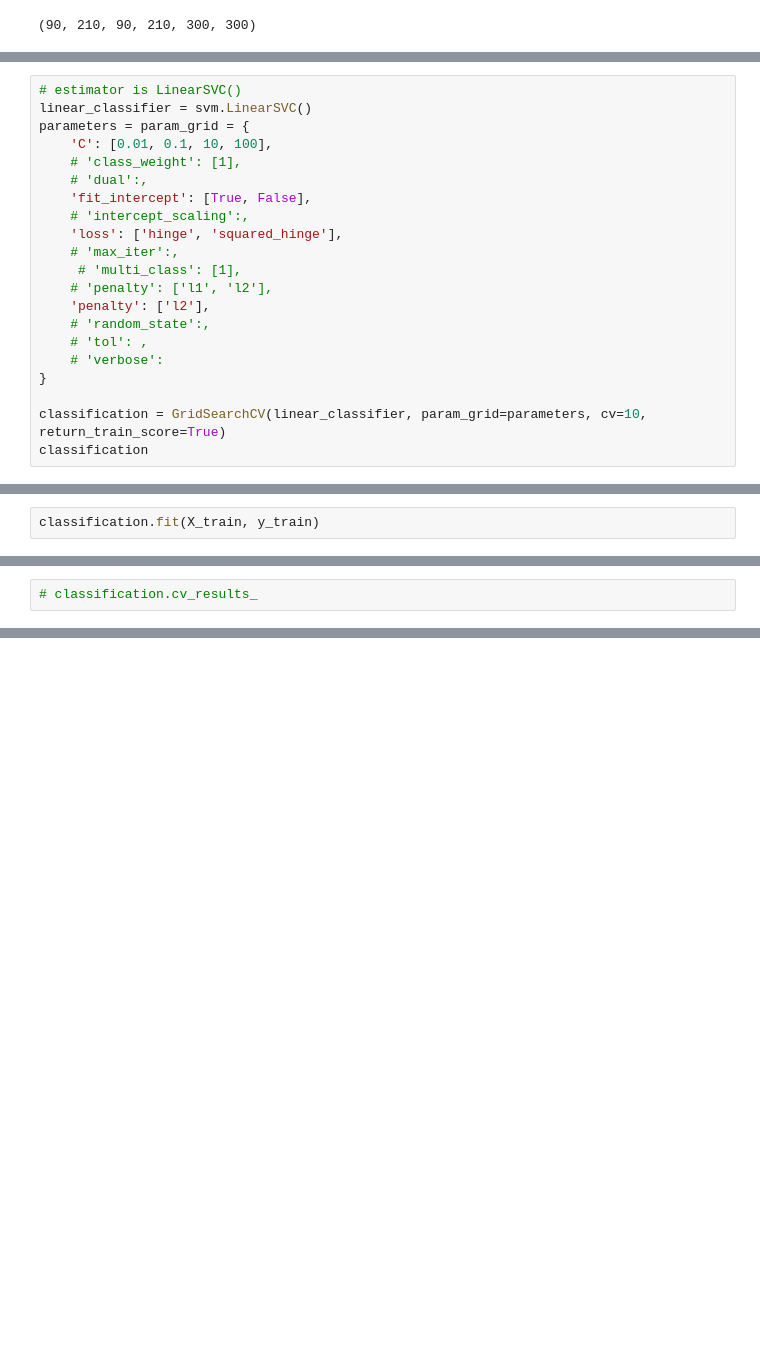
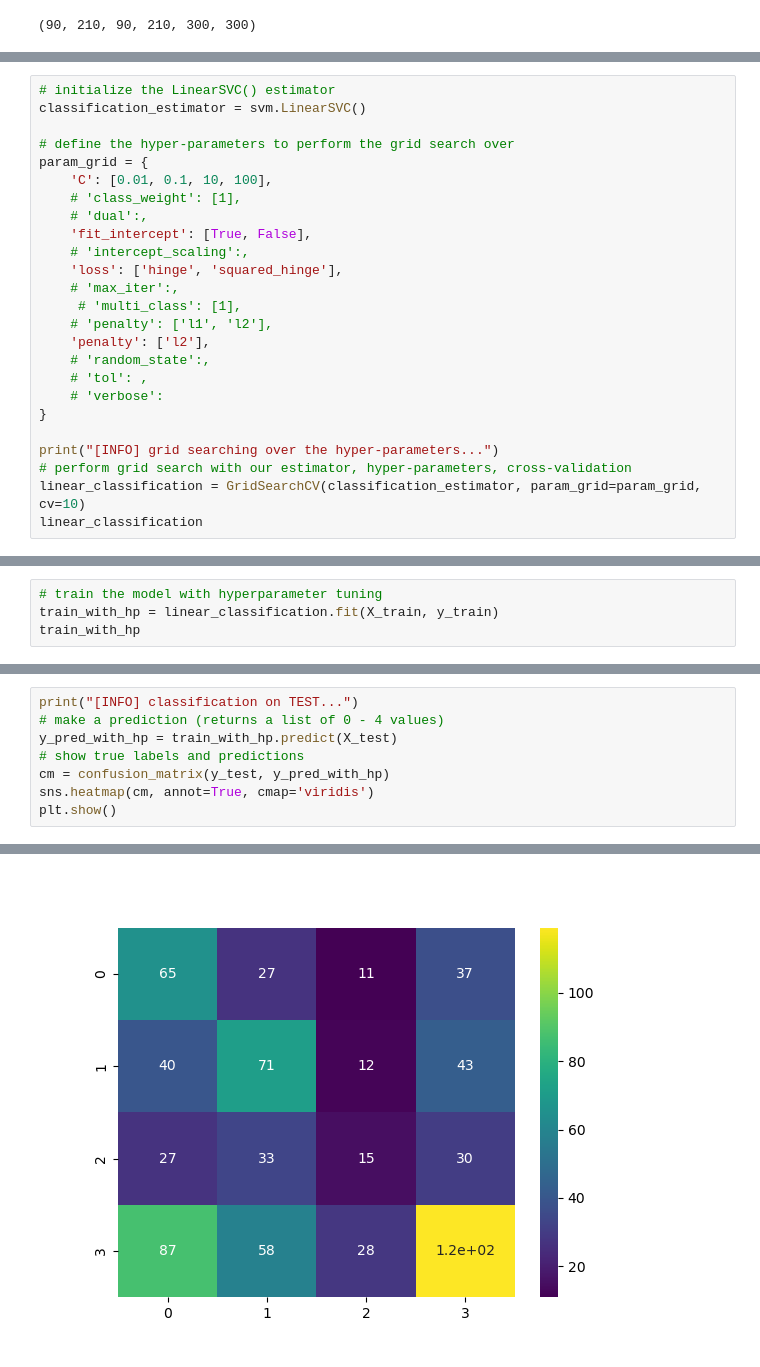
Before and after one commit to Brinkley97/csci_535_multimodal_probabilistic_learning, a Jupyter notebook: hw/2-multimodal_machine_learning_for_emotion_recognition/visual-main.ipynb, the cells around one changed output, grey strips where cells are left out. Saved outputs shown, nothing was run; the diff lists cells and outputs as text; blank space fills up the shorter version.

```diff
--- a/hw/2-multimodal_machine_learning_for_emotion_recognition/visual-main.ipynb
+++ b/hw/2-multimodal_machine_learning_for_emotion_recognition/visual-main.ipynb
@@ -85,9 +147,11 @@ svm.LinearSVC().get_params().keys()
 # %% [output]
 dict_keys(['C', 'class_weight', 'dual', 'fit_intercept', 'intercept_scaling', 'loss', 'max_iter', 'multi_class', 'penalty', 'random_state', 'tol', 'verbose'])
 # %%
-# estimator is LinearSVC()
-linear_classifier = svm.LinearSVC()
-parameters = param_grid = {
+# initialize the LinearSVC() estimator
+classification_estimator = svm.LinearSVC()
+
+# define the hyper-parameters to perform the grid search over
+param_grid = {
     'C': [0.01, 0.1, 10, 100],
     # 'class_weight': [1],
     # 'dual':,
@@ -103,6 +167,8 @@ parameters = param_grid = {
     # 'verbose':
 }
 
-classification = GridSearchCV(linear_classifier, param_grid=parameters, cv=10, return_train_score=True)
-classification
+print("[INFO] grid searching over the hyper-parameters...")
+# perform grid search with our estimator, hyper-parameters, cross-validation
+linear_classification = GridSearchCV(classification_estimator, param_grid=param_grid, cv=10)
+linear_classification
 # %% [output]
@@ -115,5 +181,7 @@ GridSearchCV(cv=10, estimator=LinearSVC(),
 # %%
-classification.fit(X_train, y_train)
+# train the model with hyperparameter tuning
+train_with_hp = linear_classification.fit(X_train, y_train)
+train_with_hp
 # %% [output]
 GridSearchCV(cv=10, estimator=LinearSVC(),
              param_grid={'C': [0.01, 0.1, 10, 100],
@@ -139,2 +212,9 @@ Accuracy:0.3666666666666667
 # %%
-# classification.cv_results_
+print("[INFO] classification on TEST...")
+# make a prediction (returns a list of 0 - 4 values)
+y_pred_with_hp = train_with_hp.predict(X_test)
+# show true labels and predictions
+cm = confusion_matrix(y_test, y_pred_with_hp)
+sns.heatmap(cm, annot=True, cmap='viridis')
+plt.show()
+# %% [output]
@@ -141 +222,2 @@ Accuracy:0.3666666666666667
+[figure, added]
 # %%
```
Also changed, not shown: parts of 20 cells of this notebook, 1 other file.
